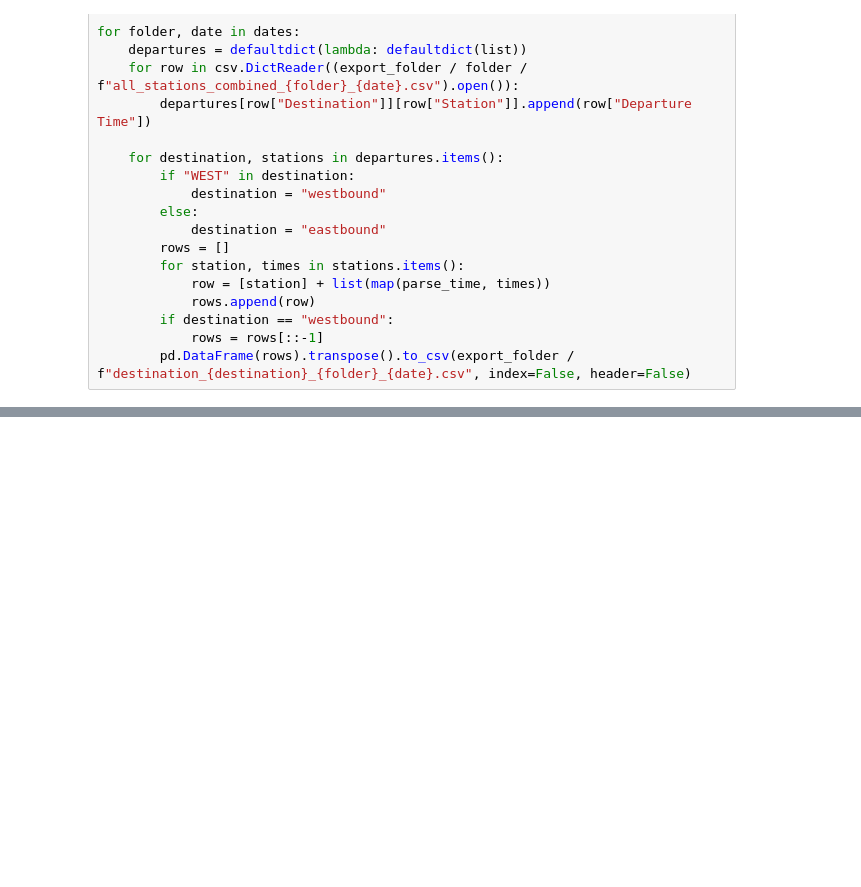
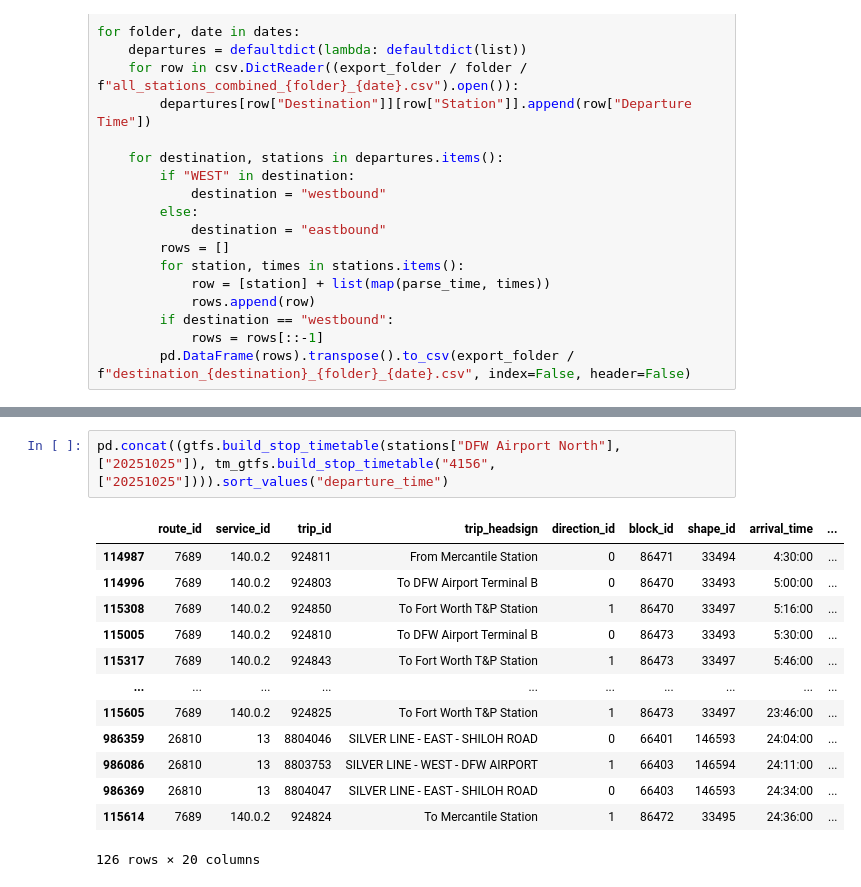
Before and after one commit to democat3457/dart-gtfs, a Jupyter notebook: silverline_schedule_exports.ipynb, the cells around one changed output, grey strips where cells are left out. Cells and saved outputs as stored; diff of their text form; blank space fills up the shorter version.

Commit message:
silver line

```diff
--- a/silverline_schedule_exports.ipynb
+++ b/silverline_schedule_exports.ipynb
@@ -75,0 +102,16 @@ for folder, date in dates:
+# %%
+pd.concat((gtfs.build_stop_timetable(stations["DFW Airport North"], ["20251025"]), tm_gtfs.build_stop_timetable("4156", ["20251025"]))).sort_values("departure_time")
+# %% [output]
+|  | route_id | service_id | trip_id | trip_headsign | direction_id | block_id | shape_id | arrival_time | ... |
+| 114987 | 7689 | 140.0.2 | 924811 | From Mercantile Station | 0 | 86471 | 33494 | 4:30:00 | ... |
+| 114996 | 7689 | 140.0.2 | 924803 | To DFW Airport Terminal B | 0 | 86470 | 33493 | 5:00:00 | ... |
+| 115308 | 7689 | 140.0.2 | 924850 | To Fort Worth T&P Station | 1 | 86470 | 33497 | 5:16:00 | ... |
+| 115005 | 7689 | 140.0.2 | 924810 | To DFW Airport Terminal B | 0 | 86473 | 33493 | 5:30:00 | ... |
+| 115317 | 7689 | 140.0.2 | 924843 | To Fort Worth T&P Station | 1 | 86473 | 33497 | 5:46:00 | ... |
+| ... | ... | ... | ... | ... | ... | ... | ... | ... | ... |
+| 115605 | 7689 | 140.0.2 | 924825 | To Fort Worth T&P Station | 1 | 86473 | 33497 | 23:46:00 | ... |
+| 986359 | 26810 | 13 | 8804046 | SILVER LINE - EAST - SHILOH ROAD | 0 | 66401 | 146593 | 24:04:00 | ... |
+| 986086 | 26810 | 13 | 8803753 | SILVER LINE - WEST - DFW AIRPORT | 1 | 66403 | 146594 | 24:11:00 | ... |
+| 986369 | 26810 | 13 | 8804047 | SILVER LINE - EAST - SHILOH ROAD | 0 | 66403 | 146593 | 24:34:00 | ... |
+| 115614 | 7689 | 140.0.2 | 924824 | To Mercantile Station | 1 | 86472 | 33495 | 24:36:00 | ... |
+126 rows × 20 columns
```
Also changed, not shown: parts of 8 cells of this notebook, 2 other files.
